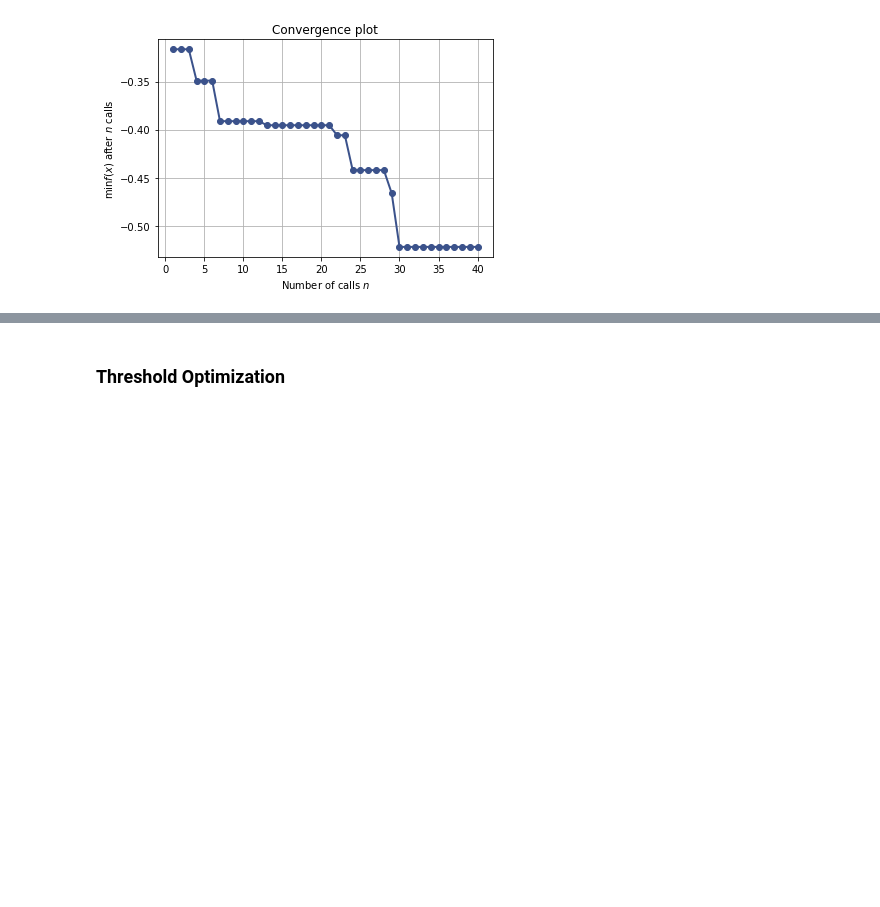
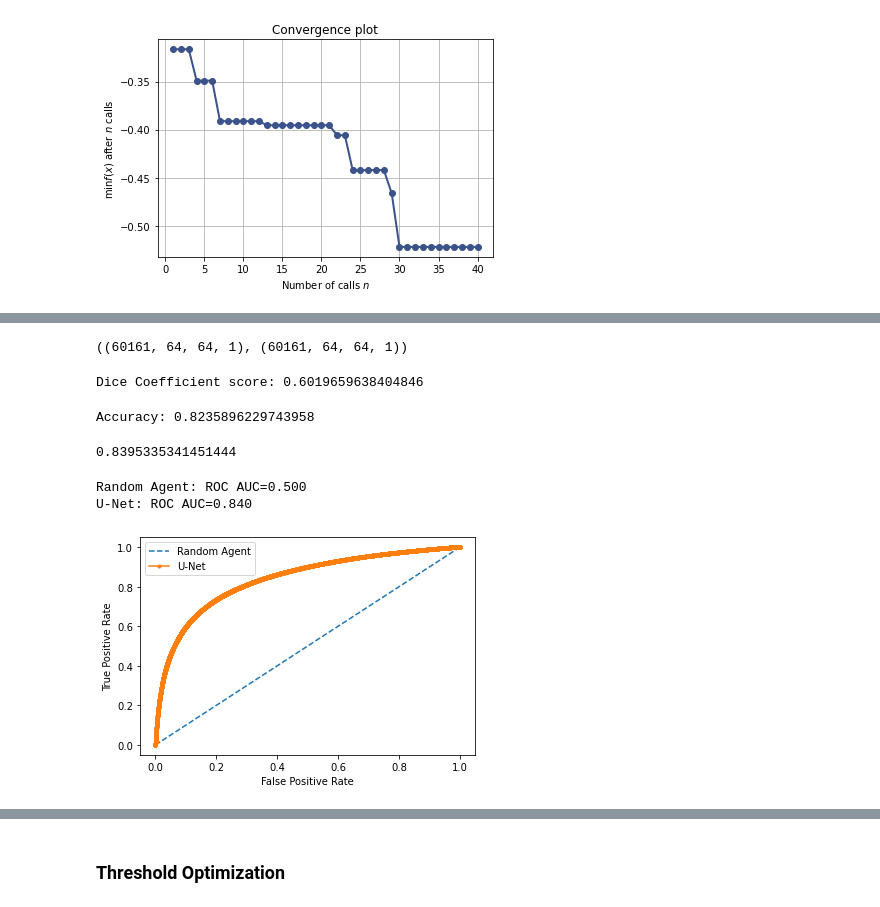
Before and after one commit to KamenShah/Wildfire_Spread_Prediction, a Jupyter notebook: model_training.ipynb, the cells around one changed output, grey strips where cells are left out. Cells and saved outputs as stored; diff of their text form; code cells hidden in the pictures; blank space fills up the shorter version.

```diff
--- a/model_training.ipynb
+++ b/model_training.ipynb
@@ -1819,0 +1910,64 @@ plt.savefig("all_dimen.png", dpi=400)
+# %%
+# Get labels and calculate predictions from mean probabilities
+labels = []
+for img, lab in test_ds:
+    labels.append(lab.numpy())
+
+labels = np.concatenate(labels)
+labels = labels.reshape(labels.shape[0]*labels.shape[1]*labels.shape[2], 1)
+
+mc_ensemble_pred = (y_mean[:, 1] > 0.5).astype(np.float32)
+# %%
+# Reshape label and predictions
+
+labels = labels.reshape(-1, 64, 64, 1)
+mc_ensemble_pred = mc_ensemble_pred.reshape(-1, 64, 64, 1)
+labels.shape, mc_ensemble_pred.shape
+# %% [output]
+((60161, 64, 64, 1), (60161, 64, 64, 1))
+# %%
+# Calculate dice score
+with tf.device('/CPU:0'):
+    diceScore = dice_coef(labels.astype("float32"), mc_ensemble_pred.astype("float32"))
+    print(f'Dice Coefficient score: {diceScore}')
+# %% [output]
+Dice Coefficient score: 0.6019659638404846
+# %%
+with tf.device('/CPU:0'):
+
+    m = tf.keras.metrics.Accuracy()
+    m.reset_state()
+    m.update_state(labels, mc_ensemble_pred)
+
+    print(f'Accuracy: {m.result().numpy()}')
+# %% [output]
+Accuracy: 0.8235896229743958
+# %%
+roc_auc_score(labels.flatten(), y_mean[:, 1])
+# %% [output]
+0.8395335341451444
+# %%
+testy = labels.flatten()
+ns_probs = [0 for _ in range(len(testy))]
+lr_probs = y_mean[:, 1]
+ns_auc = roc_auc_score(testy, ns_probs)
+lr_auc = roc_auc_score(testy, lr_probs)
+
+ns_fpr, ns_tpr, _ = roc_curve(testy, ns_probs)
+lr_fpr, lr_tpr, _ = roc_curve(testy, lr_probs)
+
+print('Random Agent: ROC AUC=%.3f' % (ns_auc))
+print('U-Net: ROC AUC=%.3f' % (lr_auc))
+
+pyplot.plot(ns_fpr, ns_tpr, linestyle='--', label='Random Agent')
+pyplot.plot(lr_fpr, lr_tpr, marker='.', label='U-Net')
+pyplot.xlabel('False Positive Rate')
+pyplot.ylabel('True Positive Rate')
+# show the legend
+pyplot.legend()
+# show the plot
+pyplot.show()
+# %% [output]
+Random Agent: ROC AUC=0.500
+U-Net: ROC AUC=0.840
+[figure, added]
```
Also changed, not shown: parts of 27 cells of this notebook, 5 other files.
